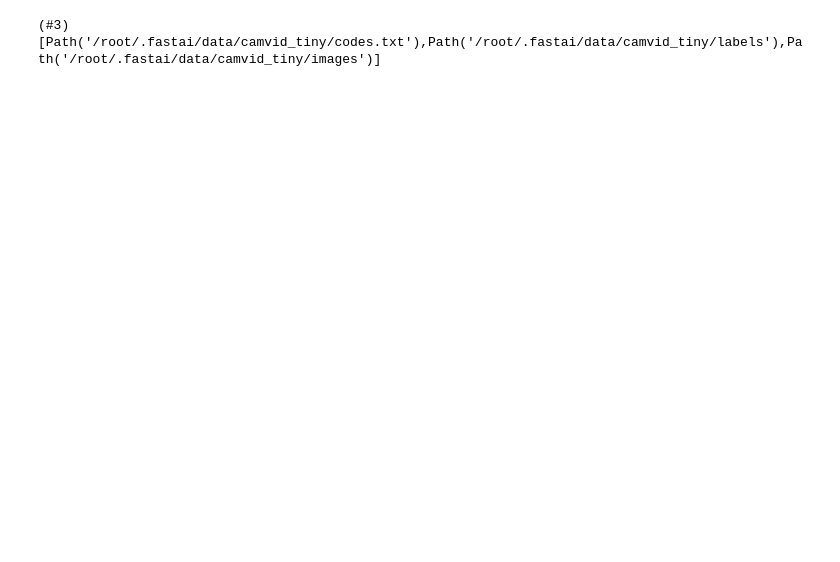
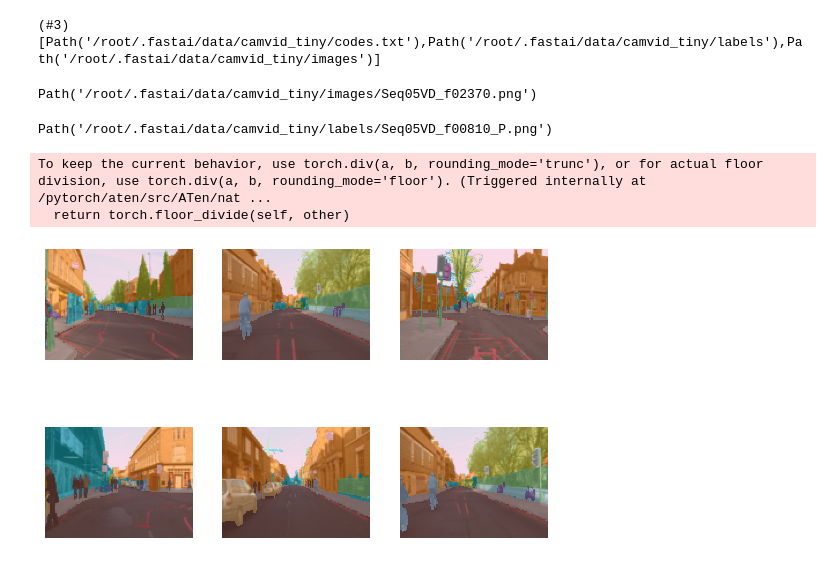
Before and after one commit to avkornaev/Fast_AI_course, a Jupyter notebook: Segmentation_Example.ipynb, the cells around one changed output. Drawn from its saved outputs; the diff is of its cells as text; code cells hidden in the pictures; blank space fills up the shorter version.

```diff
--- a/Segmentation_Example.ipynb
+++ b/Segmentation_Example.ipynb
@@ -15,3 +17,27 @@ path.ls()
 # %% [output]
 [interactive output not drawn]
 (#3) [Path('/root/.fastai/data/camvid_tiny/codes.txt'),Path('/root/.fastai/data/camvid_tiny/labels'),Path('/root/.fastai/data/camvid_tiny/images')]
+# %%
+codes = np.loadtxt(path/'codes.txt',dtype=str)
+codes
+# %%
+fnames = get_image_files(path/"images")
+fnames[0]
+# %% [output]
+Path('/root/.fastai/data/camvid_tiny/images/Seq05VD_f02370.png')
+# %%
+(path/'labels').ls()[0]
+# %% [output]
+Path('/root/.fastai/data/camvid_tiny/labels/Seq05VD_f00810_P.png')
+# %%
+def label_func(fn): return path/'labels'/f'{fn.stem}_P{fn.suffix}'
+# %%
+dls = SegmentationDataLoaders.from_label_func(
+    path, bs=8, fnames=fnames, label_func=label_func, codes=codes)
+# %% [output]
+To keep the current behavior, use torch.div(a, b, rounding_mode='trunc'), or for actual floor division, use torch.div(a, b, rounding_mode='floor'). (Triggered internally at  /pytorch/aten/src/ATen/nat ...
+  return torch.floor_divide(self, other)
+# %%
+dls.show_batch(max_n=6)
+# %% [output]
+[figure, added]
```
Also changed, not shown: parts of 2 cells of this notebook.
